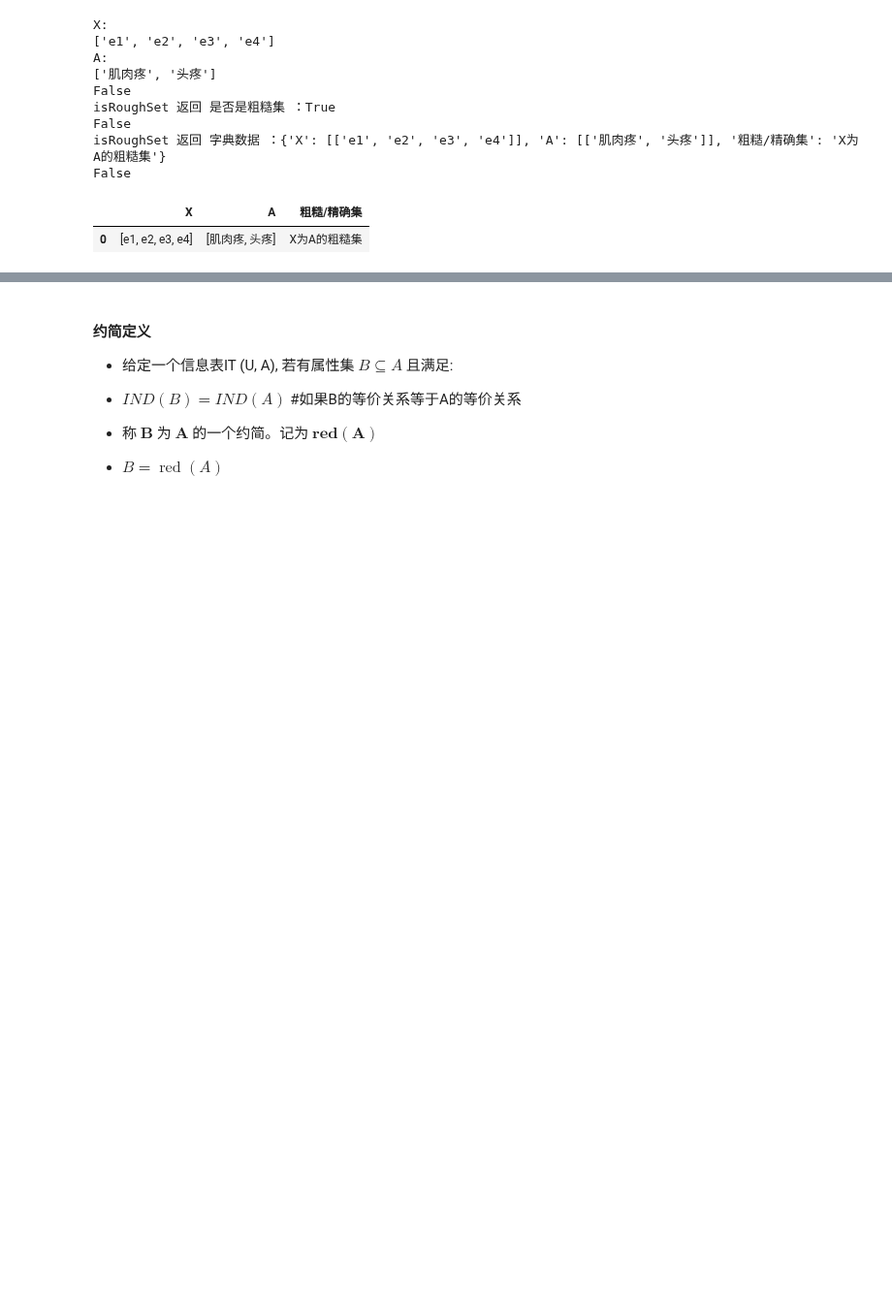
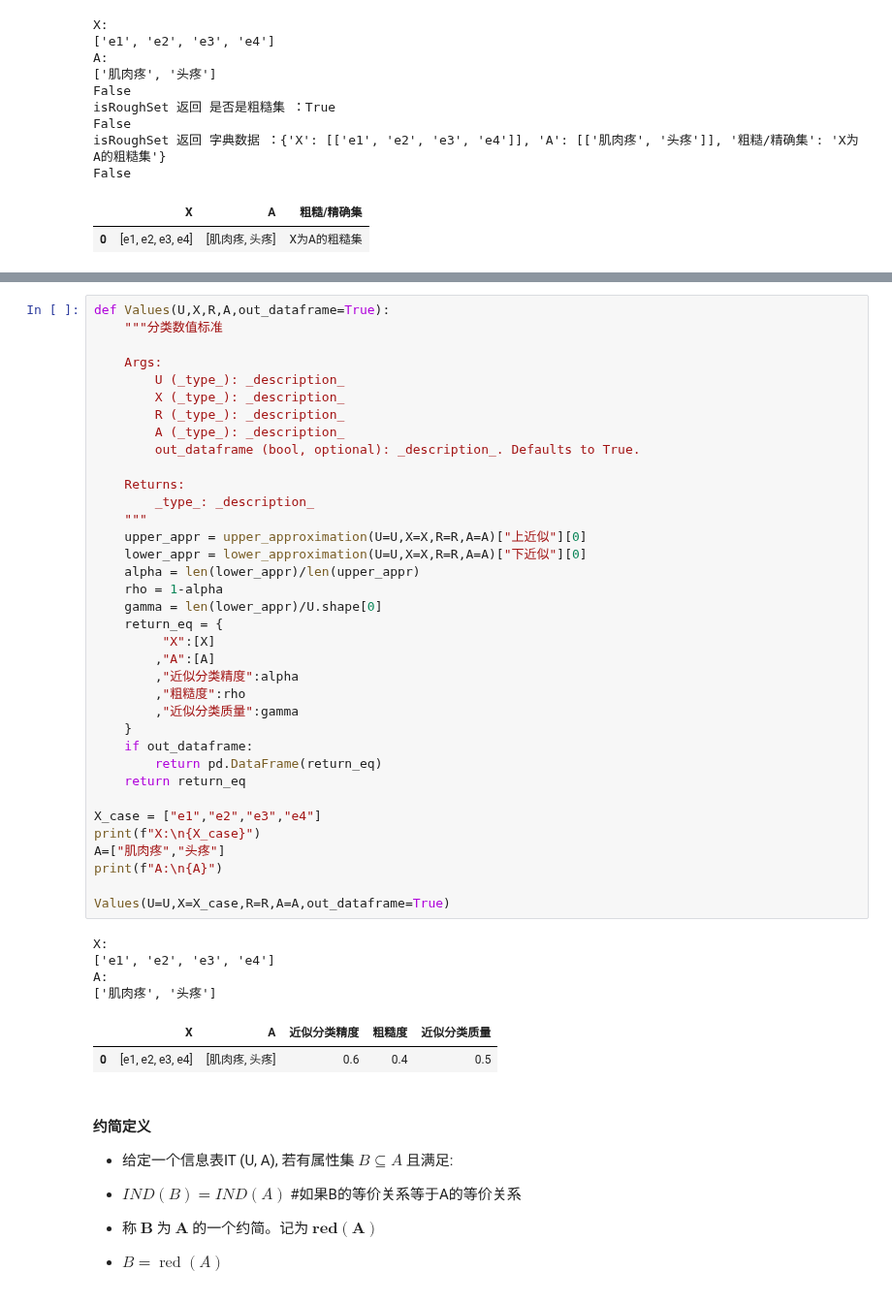
Before and after one commit to YiyaoZhang9527/Algorithm-class-at-Huai-Vocational-College, a Jupyter notebook: 数据预处理/特征选择/离散特征选择方法/粗糙集属性约减/粗糙集基础知识.ipynb, the cells around one changed output, grey strips where cells are left out. Shown at 97% size. Saved outputs shown, nothing was run; the diff lists cells and outputs as text; blank space fills up the shorter version.

```diff
--- a/数据预处理/特征选择/离散特征选择方法/粗糙集属性约减/粗糙集基础知识.ipynb
+++ b/数据预处理/特征选择/离散特征选择方法/粗糙集属性约减/粗糙集基础知识.ipynb
@@ -606,3 +613,46 @@ False
+# %%
+def Values(U,X,R,A,out_dataframe=True):
+    """分类数值标准
+
+    Args:
+        U (_type_): _description_
+        X (_type_): _description_
+        R (_type_): _description_
+        A (_type_): _description_
+        out_dataframe (bool, optional): _description_. Defaults to True.
+
+    Returns:
+        _type_: _description_
+    """
+    upper_appr = upper_approximation(U=U,X=X,R=R,A=A)["上近似"][0]
+    lower_appr = lower_approximation(U=U,X=X,R=R,A=A)["下近似"][0]
+    alpha = len(lower_appr)/len(upper_appr)
+    rho = 1-alpha
+    gamma = len(lower_appr)/U.shape[0]
+    return_eq = {
+         "X":[X]
+        ,"A":[A]
+        ,"近似分类精度":alpha
+        ,"粗糙度":rho
+        ,"近似分类质量":gamma
+    }
+    if out_dataframe:
+        return pd.DataFrame(return_eq)
+    return return_eq
+
+X_case = ["e1","e2","e3","e4"]
+print(f"X:\n{X_case}")
+A=["肌肉疼","头疼"]
+print(f"A:\n{A}")
+
+Values(U=U,X=X_case,R=R,A=A,out_dataframe=True)
+# %% [output]
+X:
+['e1', 'e2', 'e3', 'e4']
+A:
+['肌肉疼', '头疼']
+|  | X | A | 近似分类精度 | 粗糙度 | 近似分类质量 |
+| 0 | [e1, e2, e3, e4] | [肌肉疼, 头疼] | 0.6 | 0.4 | 0.5 |
 # %% [markdown]
 #### 约简定义
 * 给定一个信息表IT (U, A), 若有属性集 $B \subseteq A$ 且满足:
```
Also changed, not shown: parts of 2 cells of this notebook, 1 other file.
